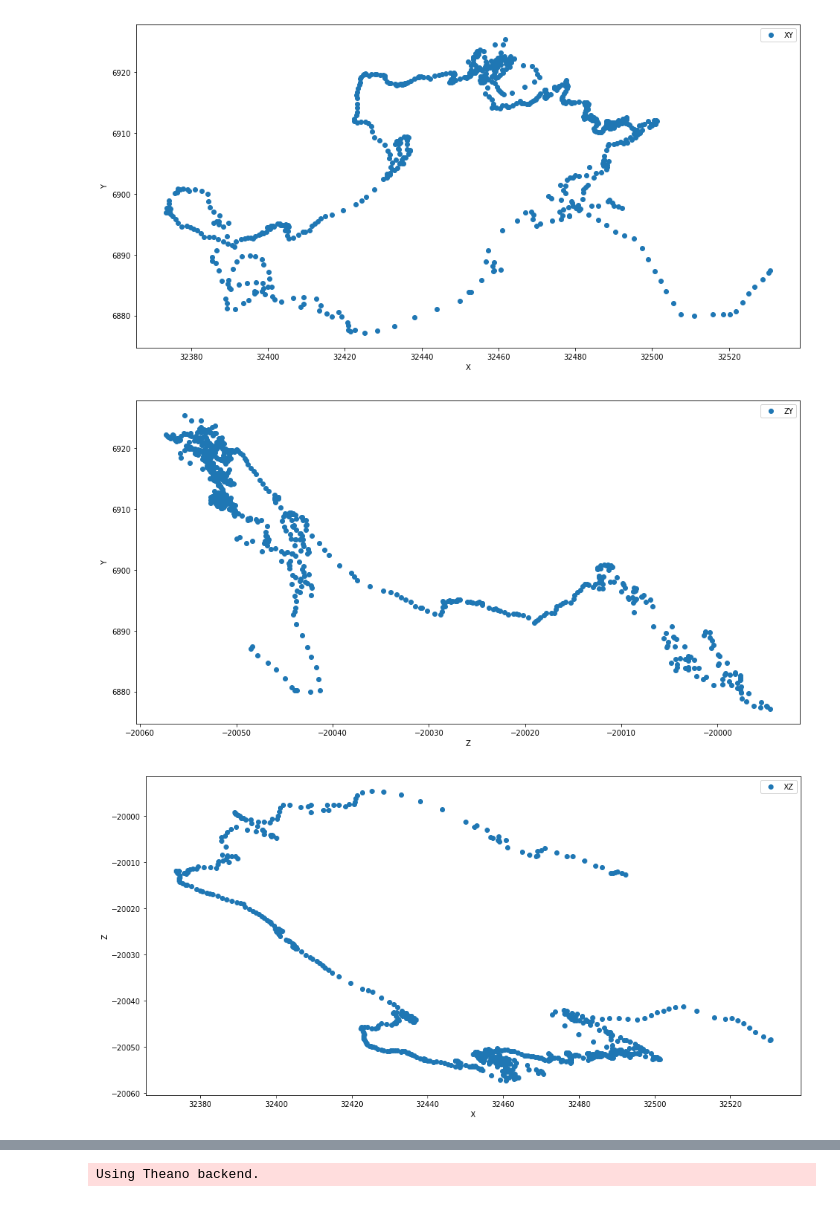
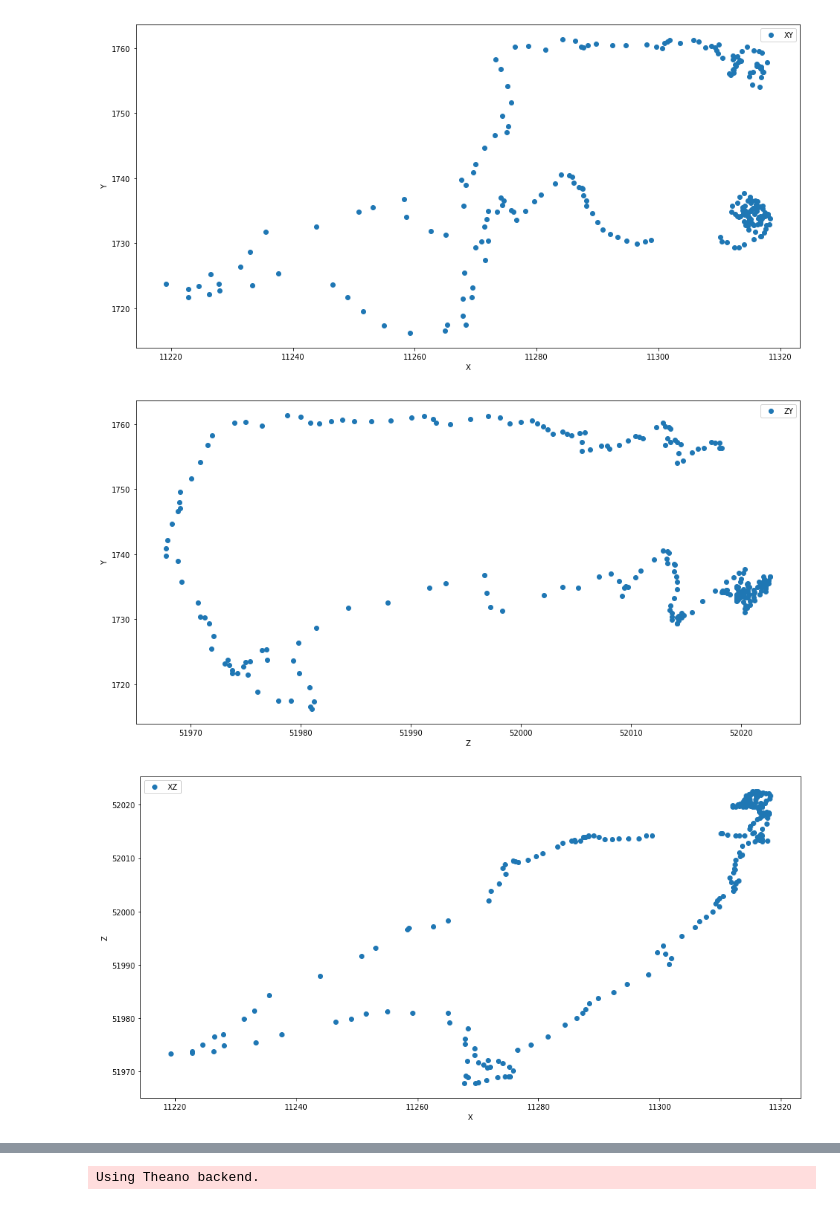
Before and after one commit to elllkk/mine, a Jupyter notebook: курсач.ipynb, the cells around one changed output, grey strips where cells are left out. Saved outputs shown, nothing was run; the diff lists cells and outputs as text; code cells hidden in the pictures.

```diff
--- a/курсач.ipynb
+++ b/курсач.ipynb
@@ -150,10 +167,10 @@ def show_plot(x, y, z):
     plt.legend([xz], ['XZ'])
     plt.show()
 # %%
-d = Data('api20170908pmin.min')
+d = Data('abk20170827vmin.min')
 #print(list(d.x))
-show_plot(list(d.x),list(d.y),list(d.z))
+show_plot(list(d.X),list(d.Y),list(d.Z))
 # %% [output]
-[figure, old version]
+[figure, new version]
-[figure, old version]
+[figure, new version]
-[figure, old version]
+[figure, new version]
```
Also changed, not shown: parts of 11 cells of this notebook.
